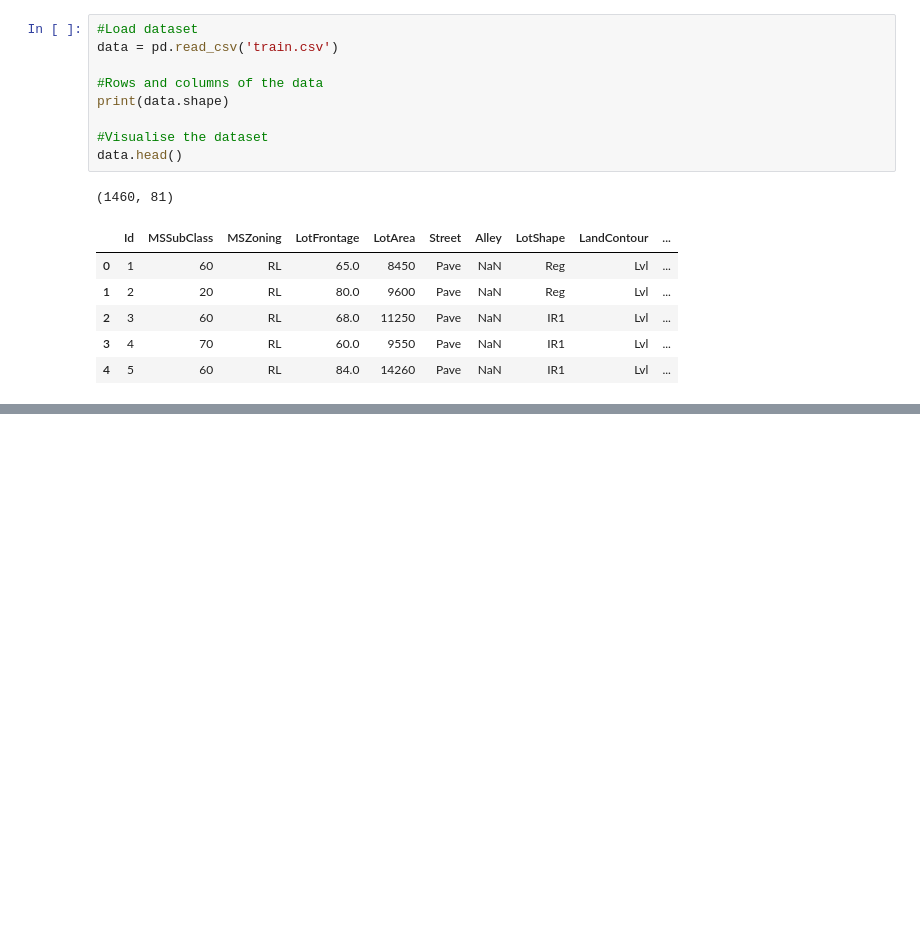
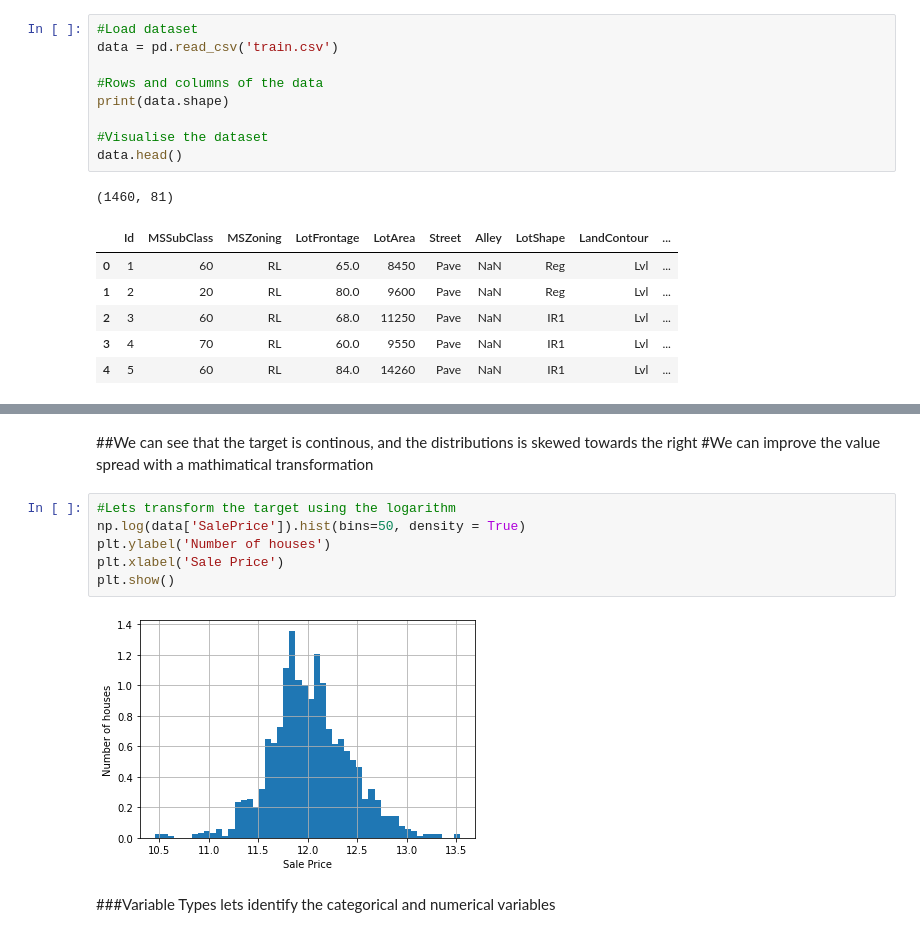
Before and after one commit to quintonmills/HousePricePredict, a Jupyter notebook: HPDataAnalysis.ipynb, the cells around one changed output, grey strips where cells are left out. Drawn from its saved outputs; the diff is of its cells as text; blank space fills up the shorter version.

```diff
--- a/HPDataAnalysis.ipynb
+++ b/HPDataAnalysis.ipynb
@@ -35,0 +76,14 @@ data.head()
+# %% [markdown]
+##We can see that the target is continous, and the distributions is skewed towards the right
+#We can improve the value spread with a mathimatical transformation
+# %%
+#Lets transform the target using the logarithm
+np.log(data['SalePrice']).hist(bins=50, density = True)
+plt.ylabel('Number of houses')
+plt.xlabel('Sale Price')
+plt.show()
+# %% [output]
+[figure, added]
+# %% [markdown]
+###Variable Types
+lets identify the categorical and numerical variables
```
Also changed, not shown: parts of 22 cells of this notebook.
